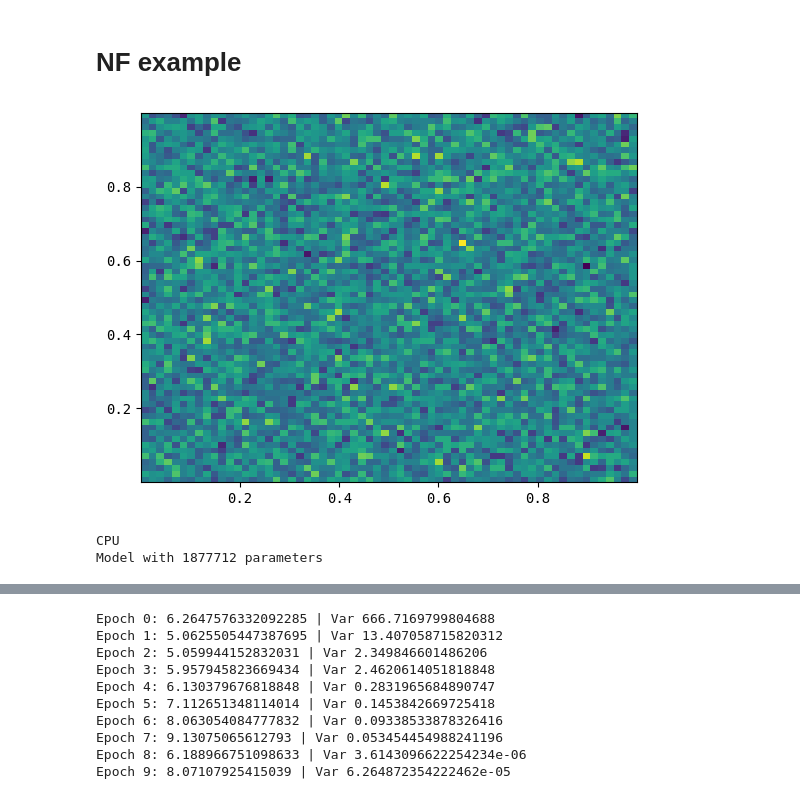
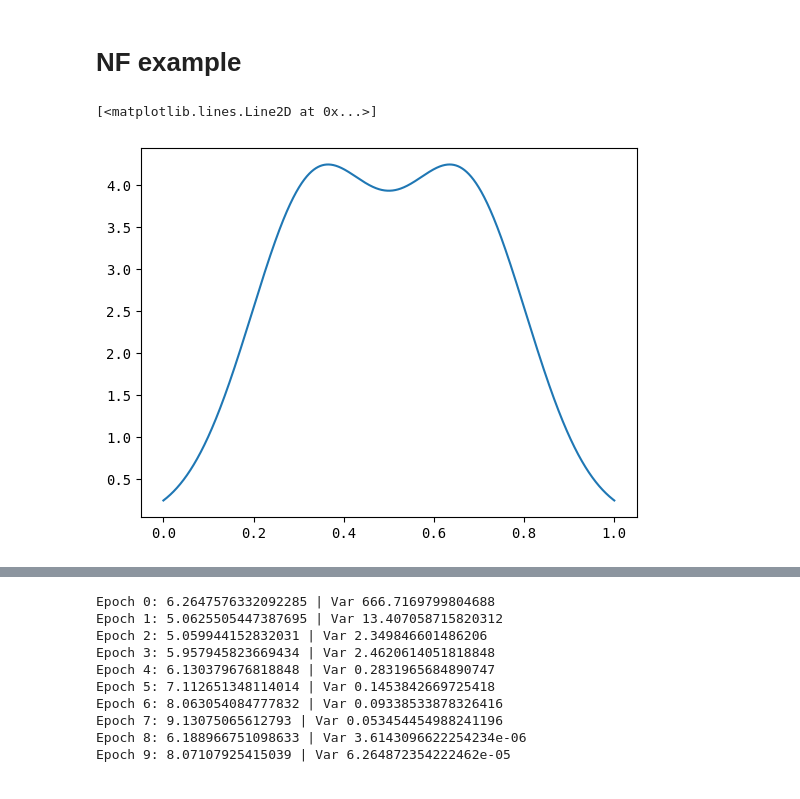
Before and after one commit to nVentis/MEM_HEP, a Jupyter notebook: notebooks/mem_nis_v2.ipynb, the cells around one changed output, grey strips where cells are left out. Saved outputs shown, nothing was run; the diff lists cells and outputs as text; code cells hidden in the pictures.

```diff
--- a/notebooks/mem_nis_v2.ipynb
+++ b/notebooks/mem_nis_v2.ipynb
@@ -35,3 +28,14 @@ from analysis.mc import ImportanceSamplingIntegrator
+# %%
+from analysis.mc.benchmarks import camel
+n_samples = 10000
+x = np.linspace(0, 1, n_samples)
+oth = 0.5*np.ones(n_samples)
+
+y = camel(np.array([x, oth, oth, oth]).T)
+plt.plot(x, y)
+# %% [output]
+[<matplotlib.lines.Line2D at 0x...>]
+[figure, added]
 # %%
 def train_backward(nfm, func, n_samples:int=64000, n_epochs:int=10, lr:float=5e-4):
     optimizer = torch.optim.Adam(nfm.parameters(), lr=lr)
@@ -107,19 +60,3 @@ def get_nfm(q0:BaseDistribution,
-# %%
-B = 1.
-ndims = 8
-
-a = HyperUniform(low=[0] * ndims, high=[1] * ndims)
-#a = nf.distributions.base.Uniform(3, low=-B, high=B)
-#a = nf.distributions.base.DiagGaussian(2, trainable=False)
-
-z = a.sample(100000)
-
-pX = z.T[0].detach().cpu().numpy()
-pY = z.T[1].detach().cpu().numpy()
-
-plt.hist2d(pX, pY, bins=(64,64));
-# %% [output]
-[figure, removed]
 # %%
 def func(args):
     lib = torch if isinstance(args, torch.Tensor) else np
@@ -196,8 +67,0 @@ class NeuralImportanceSamplingIntegrator(ImportanceSamplingIntegrator):
-# %%
-ndims = 8
-boundaries = [ [0]*ndims, [1]*ndims ]
-b = NeuralImportanceSamplingIntegrator(integrand=camel, boundaries=boundaries)
-b.print_model_summary()
-# %% [output]
-CPU
-Model with 1877712 parameters
```
Also changed, not shown: parts of 14 cells of this notebook, 15 other files.
